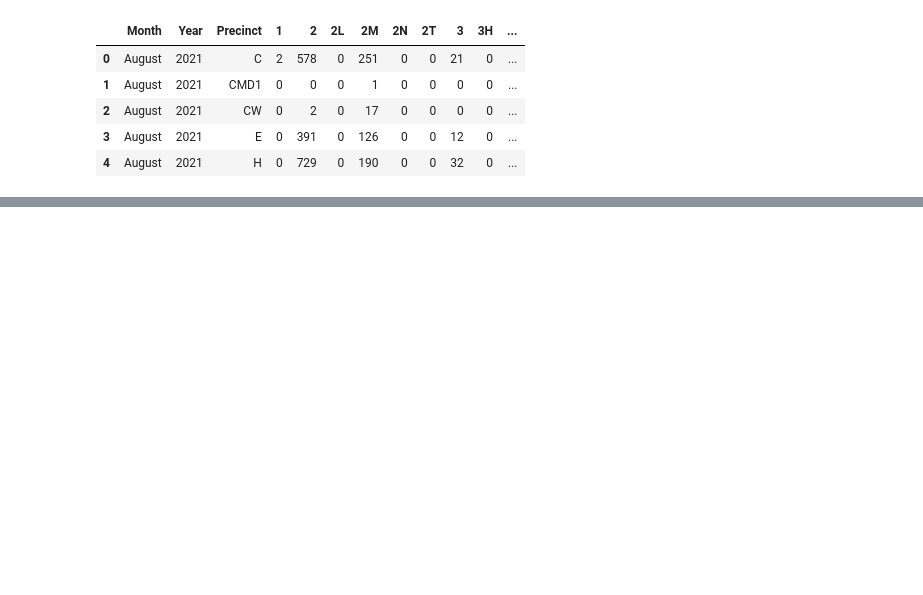
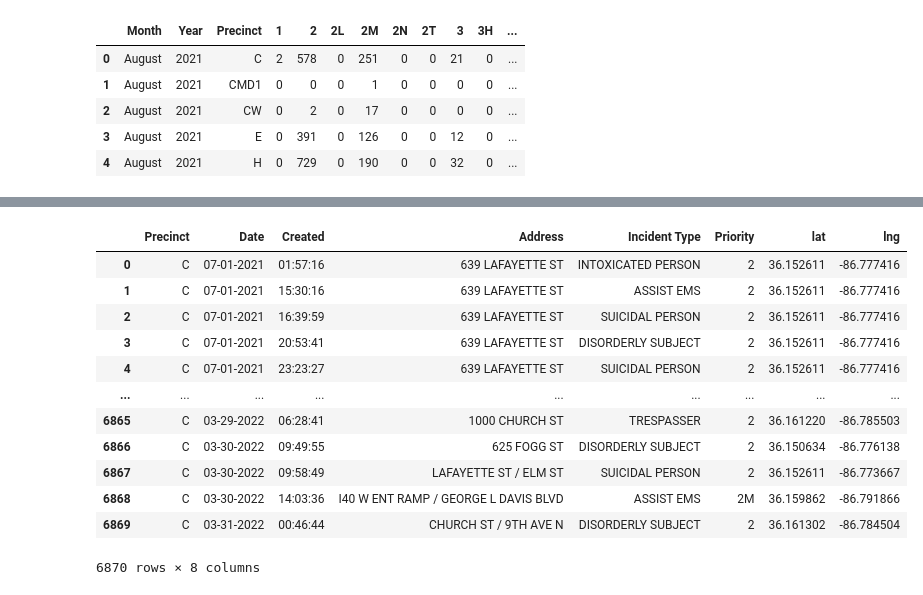
Before and after one commit to MariahN25/partners_in_care, a Jupyter notebook: notebook/mental_health.ipynb, the cells around one changed output, grey strips where cells are left out. Drawn from its saved outputs; the diff is of its cells as text; code cells hidden in the pictures; blank space fills up the shorter version.

```diff
--- a/notebook/mental_health.ipynb
+++ b/notebook/mental_health.ipynb
@@ -10,3 +10,6 @@ raw_df.head()
 | 2 | C | 07-01-2021 | 05:44:47 | 110 4TH AVE S | NaN | NaN | NaN | DISORDERLY SUBJECT | NaN | ... |
 | 3 | C | 07-01-2021 | 05:49:07 | 800 4TH AVE S | NaN | NaN | NaN | SUSPICIOUS PERSON | NaN | ... |
 | 4 | C | 07-01-2021 | 08:01:06 | 1033 DEMONBREUN ST | NaN | NaN | NaN | TRESPASSER | NaN | ... |
+# %%
+geo_df = pd.read_csv('../data/geo.csv')
+geo_df.head()
@@ -92,0 +160,3 @@ raw_df.groupby(by=['Precinct',  'Priority']).count()
+# %%
+raw_c_df = raw_df[raw_df.Precinct == "C"]
+raw_c_df
@@ -92,0 +194,3 @@ raw_df.groupby(by=['Precinct',  'Priority']).count()
+# %%
+geo_df.rename(columns = {'address':'Address'}, inplace = True)
+geo_df
@@ -92,0 +211,17 @@ raw_df.groupby(by=['Precinct',  'Priority']).count()
+# %%
+raw_c_df = pd.merge(raw_c_df, geo_df, on = "Address", how = "inner")
+raw_c_df
+# %% [output]
+|  | Precinct | Date | Created | Address | Incident Type | Priority | lat | lng |
+| 0 | C | 07-01-2021 | 01:57:16 | 639 LAFAYETTE ST | INTOXICATED PERSON | 2 | 36.152611 | -86.777416 |
+| 1 | C | 07-01-2021 | 15:30:16 | 639 LAFAYETTE ST | ASSIST EMS | 2 | 36.152611 | -86.777416 |
+| 2 | C | 07-01-2021 | 16:39:59 | 639 LAFAYETTE ST | SUICIDAL PERSON | 2 | 36.152611 | -86.777416 |
+| 3 | C | 07-01-2021 | 20:53:41 | 639 LAFAYETTE ST | DISORDERLY SUBJECT | 2 | 36.152611 | -86.777416 |
+| 4 | C | 07-01-2021 | 23:23:27 | 639 LAFAYETTE ST | SUICIDAL PERSON | 2 | 36.152611 | -86.777416 |
+| ... | ... | ... | ... | ... | ... | ... | ... | ... |
+| 6865 | C | 03-29-2022 | 06:28:41 | 1000 CHURCH ST | TRESPASSER | 2 | 36.161220 | -86.785503 |
+| 6866 | C | 03-30-2022 | 09:49:55 | 625 FOGG ST | DISORDERLY SUBJECT | 2 | 36.150634 | -86.776138 |
+| 6867 | C | 03-30-2022 | 09:58:49 | LAFAYETTE ST / ELM ST | SUICIDAL PERSON | 2 | 36.152611 | -86.773667 |
+| 6868 | C | 03-30-2022 | 14:03:36 | I40 W ENT RAMP / GEORGE L DAVIS BLVD | ASSIST EMS | 2M | 36.159862 | -86.791866 |
+| 6869 | C | 03-31-2022 | 00:46:44 | CHURCH ST / 9TH AVE N | DISORDERLY SUBJECT | 2 | 36.161302 | -86.784504 |
+6870 rows × 8 columns
```
Also changed, not shown: parts of 25 cells of this notebook, 3 other files.
